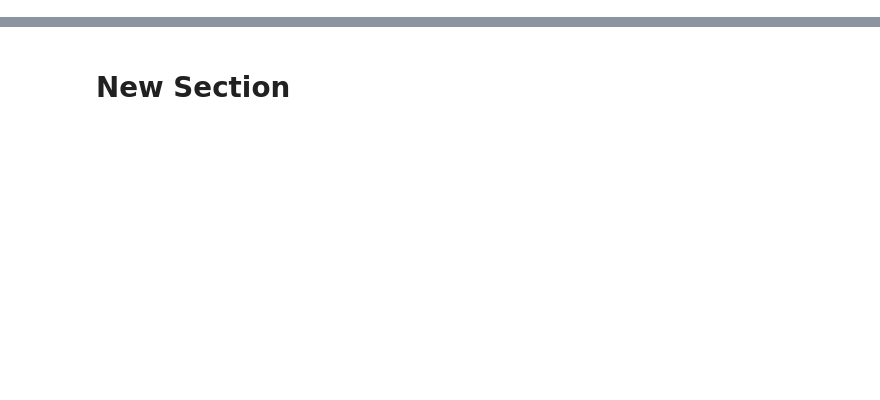
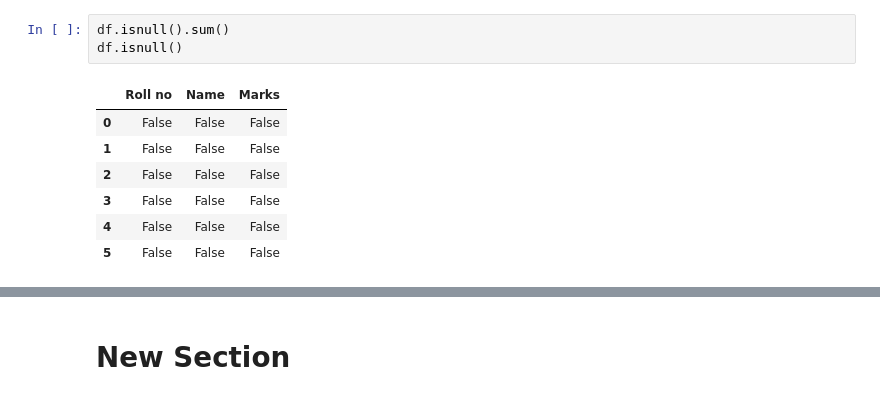
Before and after one commit to Naufil-sayed/DVP, a Jupyter notebook: Untitled5.ipynb, the cells around one changed output, grey strips where cells are left out. Cells and saved outputs as stored; diff of their text form; blank space fills up the shorter version.

```diff
--- a/Untitled5.ipynb
+++ b/Untitled5.ipynb
@@ -2,0 +24,11 @@
+# %%
+df.isnull().sum()
+df.isnull()
+# %% [output]
+|  | Roll no | Name | Marks |
+| 0 | False | False | False |
+| 1 | False | False | False |
+| 2 | False | False | False |
+| 3 | False | False | False |
+| 4 | False | False | False |
+| 5 | False | False | False |
```
Also changed, not shown: parts of 16 cells of this notebook.
